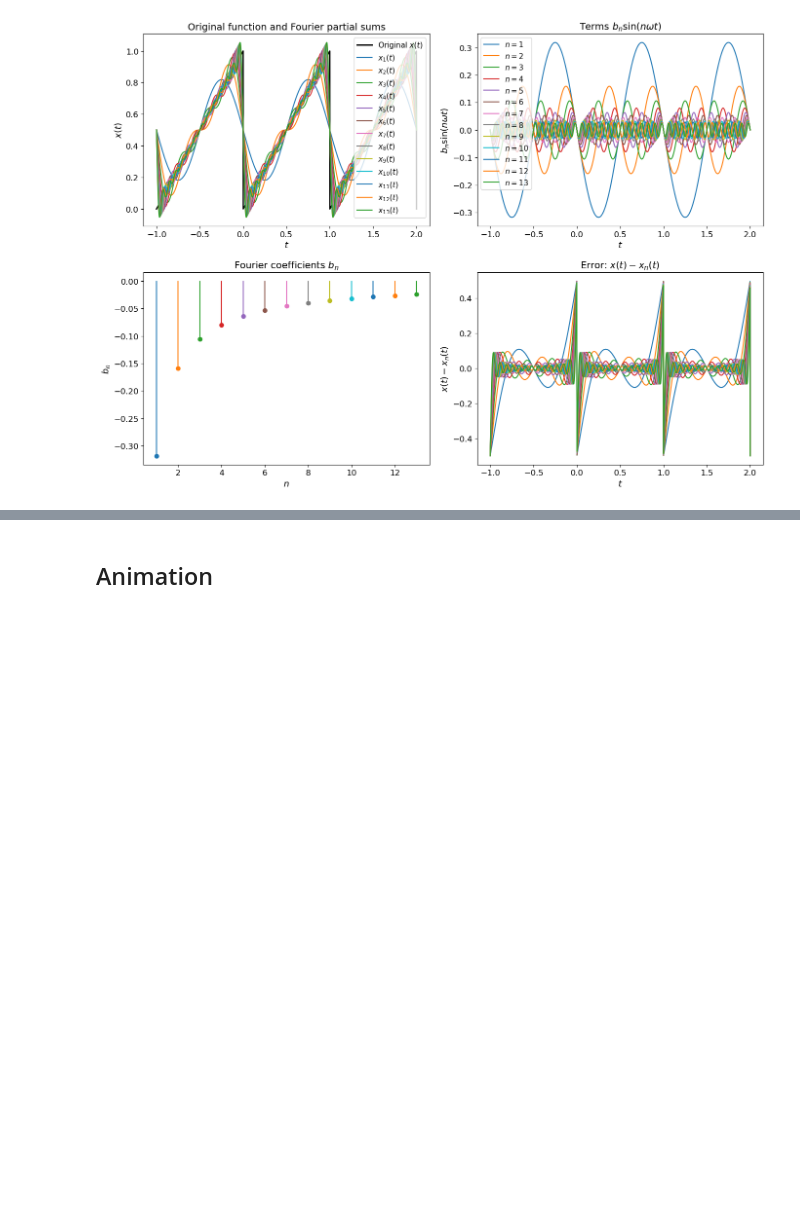
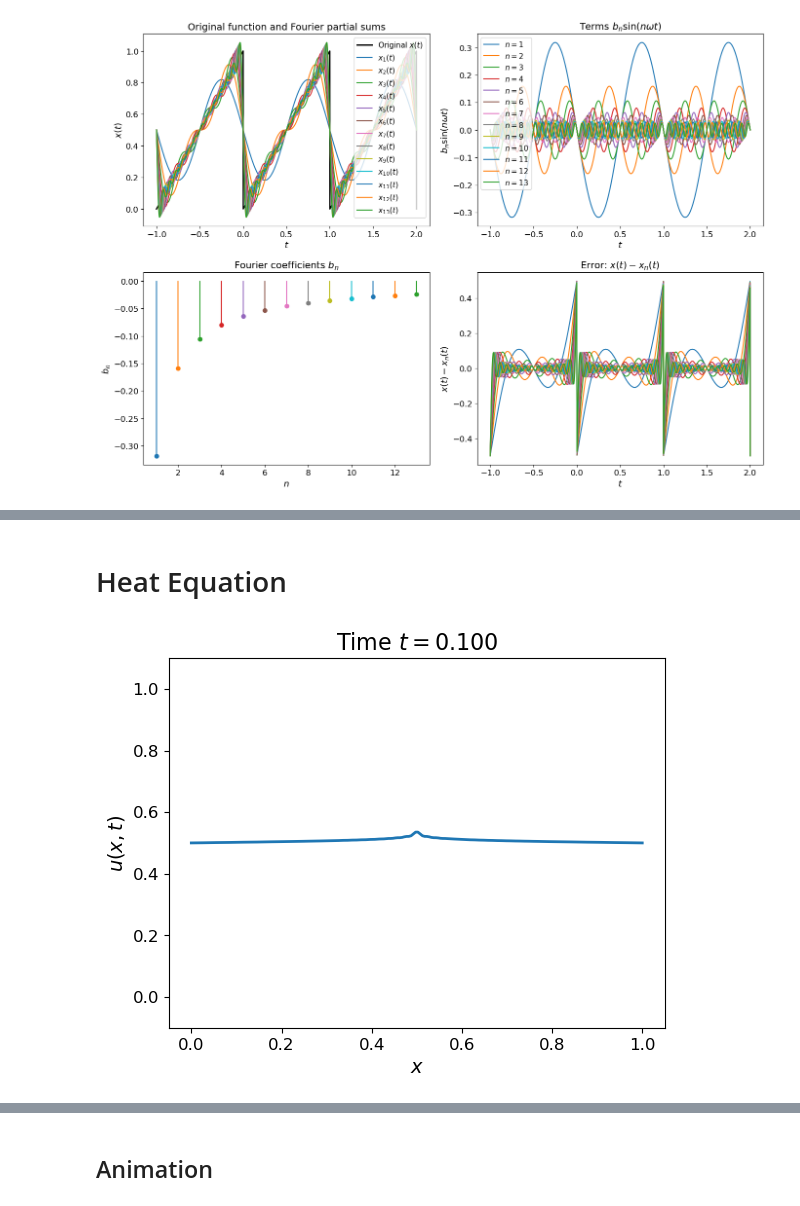
Before and after one commit to blhuillier/MathPhysI, a Jupyter notebook: Examples/III_Fourier/19_Fourier_series.ipynb, the cells around one changed output, grey strips where cells are left out. Saved outputs shown, nothing was run; the diff lists cells and outputs as text; code cells hidden in the pictures; blank space fills up the shorter version.

```diff
--- a/Examples/III_Fourier/19_Fourier_series.ipynb
+++ b/Examples/III_Fourier/19_Fourier_series.ipynb
@@ -298,0 +357,60 @@ plt.show()
+# %% [markdown]
+# Heat Equation
+# %%
+import numpy as np
+import matplotlib.pyplot as plt
+from matplotlib.animation import FuncAnimation
+
+# Parameters
+L = 1.0              # Length of the rod
+T_H = 1.0            # Hot temperature
+T_C = 0.0            # Cold temperature
+alpha = 1.0          # Thermal diffusivity
+Nx = 200             # Number of spatial points
+x = np.linspace(0, L, Nx)
+dx = x[1] - x[0]
+
+# Initial condition
+u0 = np.where(x < L/2, T_H, T_C)
+
+# Fourier series parameters
+N = 100              # Number of Fourier modes
+nframes = 200        # Number of frames in animation
+t_max = 0.1          # Maximum time to display
+ts = np.linspace(0, t_max, nframes)
+
+def u_xt(x, t, N=100):
+    result = np.zeros_like(x)
+    for n in range(1, N + 1):
+        k = 2 * np.pi / L
+        # Fourier coefficient from integration of piecewise function
+        bn = 2 * (T_H - T_C) / (n * np.pi) * np.sin(n * np.pi / 2)
+        term = bn * np.sin(n * k * x/2) * np.exp(-alpha * k**2 * t)
+        result += term
+    return (T_C + T_H)/2 + result
+
+# Setup figure
+fig, ax = plt.subplots()
+line, = ax.plot(x, u0, lw=2)
+ax.set_ylim(T_C - 0.1, T_H + 0.1)
+ax.set_xlabel('$x$')
+ax.set_ylabel('$u(x,t)$')
+ax.set_title('Heat Equation: Step Initial Condition')
+
+def update(frame):
+    t = ts[frame]
+    u = u_xt(x, t, N=N)
+    line.set_ydata(u)
+    ax.set_title(f'Time $t = {t:.3f}$')
+    return line,
+
+ani = FuncAnimation(fig, update, frames=nframes, interval=30, blit=True)
+
+# To save:
+ani.save("heat_step.gif", fps=30)
+ani.save("heat_step.avi", fps=30)
+
+plt.show()
+#
+# %% [output]
+[figure, added]
```
Also changed, not shown: parts of 3 cells of this notebook, 1 other file.
